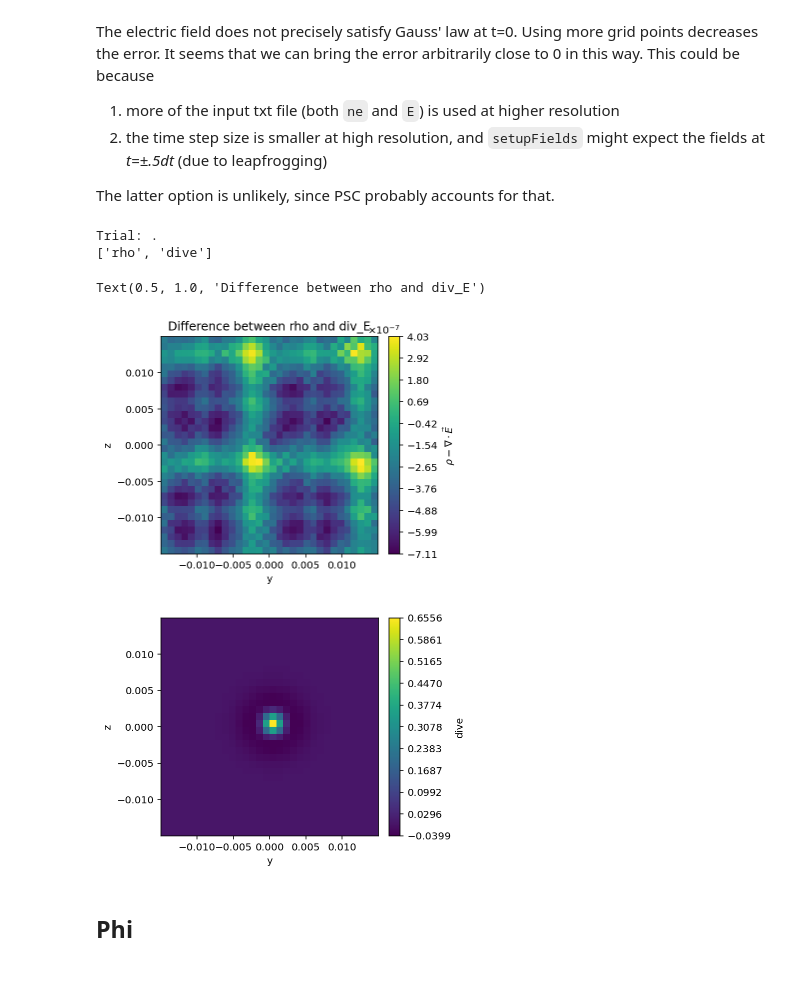
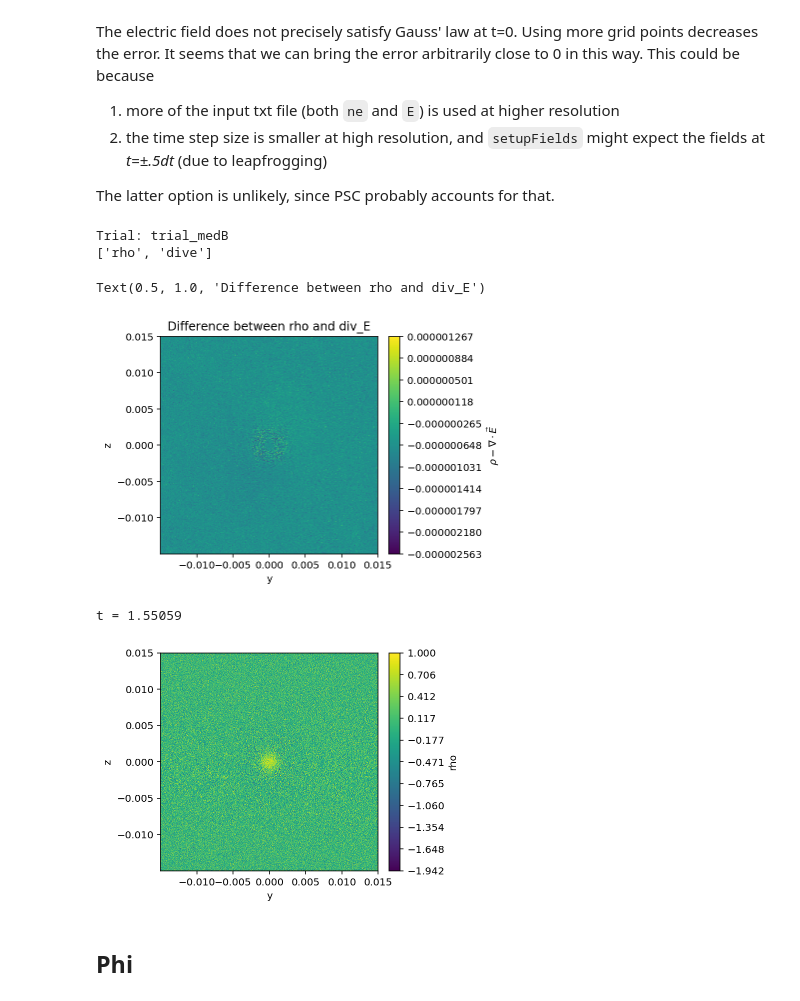
Before and after one commit to JamesMcClung/psc-scrap, a Jupyter notebook: debugger.ipynb, the cells around one changed output. Drawn from its saved outputs; the diff is of its cells as text; code cells hidden in the pictures.

```diff
--- a/debugger.ipynb
+++ b/debugger.ipynb
@@ -76,8 +89,8 @@ vf_gauss = viscid.load_file(run_gauss, force_reload=True)
 run_phi = f"{trialpath}/{trialfile}/phi.xdmf"
 vf_phi = viscid.load_file(run_phi, force_reload=True)
 
-run_grad = f"{trialpath}/{trialfile}/grad.xdmf"
+run_grad = f"{trialpath}/{trialfile}/grad_phi.xdmf"
 vf_grad = viscid.load_file(run_grad, force_reload=True)
 
-run_divgrad = f"{trialpath}/{trialfile}/divgrad.xdmf"
+run_divgrad = f"{trialpath}/{trialfile}/div_grad_phi.xdmf"
 vf_divgrad = viscid.load_file(run_divgrad, force_reload=True)
@@ -135,25 +152,29 @@ The latter option is unlikely, since PSC probably accounts for that.
 # %%
 print(f"Trial: {trialfile}")
 run_gauss = f"{trialpath}/{trialfile}/gauss.xdmf"
 vf_gauss = viscid.load_file(run_gauss, force_reload=True)
 print([f.name for f in vf_gauss.iter_fields()])
 
-vf_gauss.activate_time(0)
+vf_gauss.activate_time(499)
 zoom = .005
 vlt.plot(vf_gauss["rho"] - vf_gauss["dive"], cbarlabel="$\\rho-\\nabla\\cdot\\vec E$");
 plt.title("Difference between rho and div_E")
 # plt.xlim(-zoom, zoom)
 # plt.ylim(-zoom, zoom);
 # %% [output]
-Trial: .
+Trial: trial_medB
 ['rho', 'dive']
 Text(0.5, 1.0, 'Difference between rho and div_E')
-[figure, old version]
+[figure, new version]
+# %%
+print(f't = {vf_gauss["dive"]._info["time"]}')
+# %% [output]
+t = 1.55059
 # %%
-# vlt.plot(vf_gauss["rho"]);
-vlt.plot(vf_gauss["dive"]);
+vlt.plot(vf_gauss["rho"]);
+# vlt.plot(vf_gauss["dive"]);
 # %% [output]
-[figure, old version]
+[figure, new version]
 # %% [markdown]
 ## Phi
 # %%
```
Also changed, not shown: parts of 6 cells of this notebook, 11 other files.
